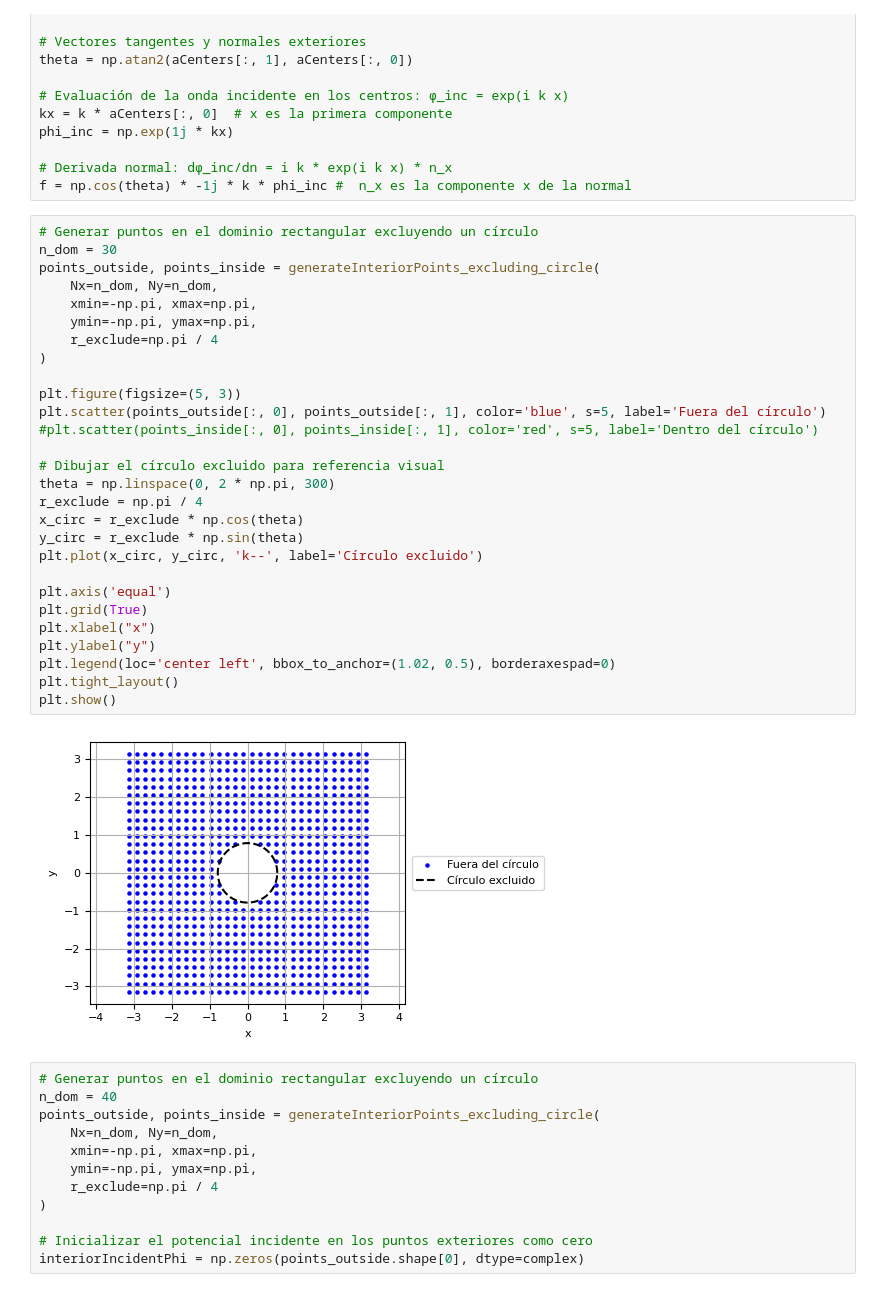
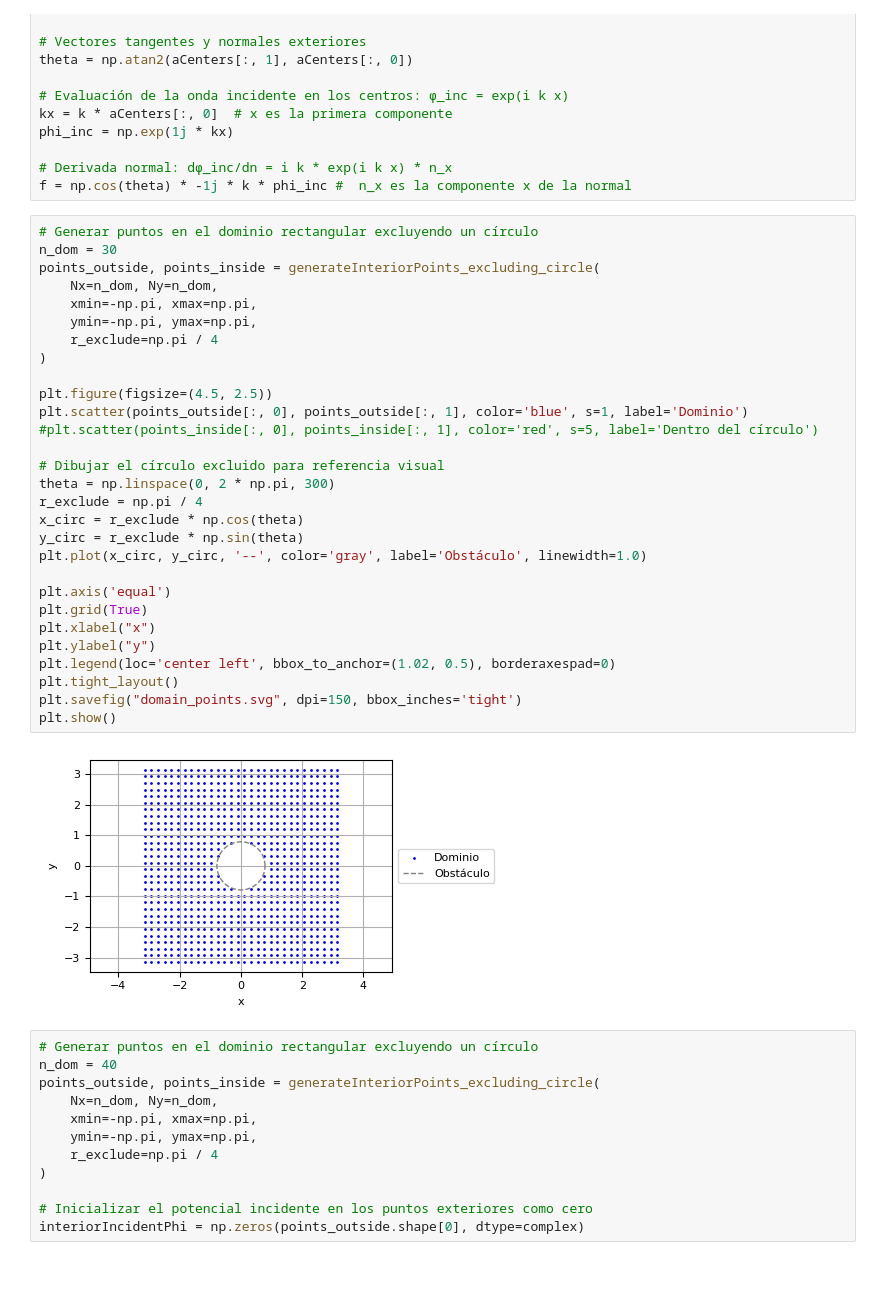
Before and after one commit to oscar-rincon/curso_bem, a Jupyter notebook: proyecto/test_problem_4.ipynb, the cells around one changed output. Cells and saved outputs as stored; diff of their text form.

```diff
--- a/proyecto/test_problem_4.ipynb
+++ b/proyecto/test_problem_4.ipynb
@@ -89,33 +86,34 @@ f = np.cos(theta) * -1j * k * phi_inc #  n_x es la componente x de la normal
 # %%
 # Generar puntos en el dominio rectangular excluyendo un círculo
 n_dom = 30
 points_outside, points_inside = generateInteriorPoints_excluding_circle(
     Nx=n_dom, Ny=n_dom,
     xmin=-np.pi, xmax=np.pi,
     ymin=-np.pi, ymax=np.pi,
     r_exclude=np.pi / 4
 )
 
-plt.figure(figsize=(5, 3))
-plt.scatter(points_outside[:, 0], points_outside[:, 1], color='blue', s=5, label='Fuera del círculo')
+plt.figure(figsize=(4.5, 2.5))
+plt.scatter(points_outside[:, 0], points_outside[:, 1], color='blue', s=1, label='Dominio')
 #plt.scatter(points_inside[:, 0], points_inside[:, 1], color='red', s=5, label='Dentro del círculo')
 
 # Dibujar el círculo excluido para referencia visual
 theta = np.linspace(0, 2 * np.pi, 300)
 r_exclude = np.pi / 4
 x_circ = r_exclude * np.cos(theta)
 y_circ = r_exclude * np.sin(theta)
-plt.plot(x_circ, y_circ, 'k--', label='Círculo excluido')
+plt.plot(x_circ, y_circ, '--', color='gray', label='Obstáculo', linewidth=1.0)
 
 plt.axis('equal')
 plt.grid(True)
 plt.xlabel("x")
 plt.ylabel("y")
 plt.legend(loc='center left', bbox_to_anchor=(1.02, 0.5), borderaxespad=0)
 plt.tight_layout()
+plt.savefig("domain_points.svg", dpi=150, bbox_inches='tight')
 plt.show()
 # %% [output]
-[figure, old version]
+[figure, new version]
 # %%
 # Generar puntos en el dominio rectangular excluyendo un círculo
 n_dom = 40
```
Also changed, not shown: parts of 1 cell of this notebook, 8 other files.
